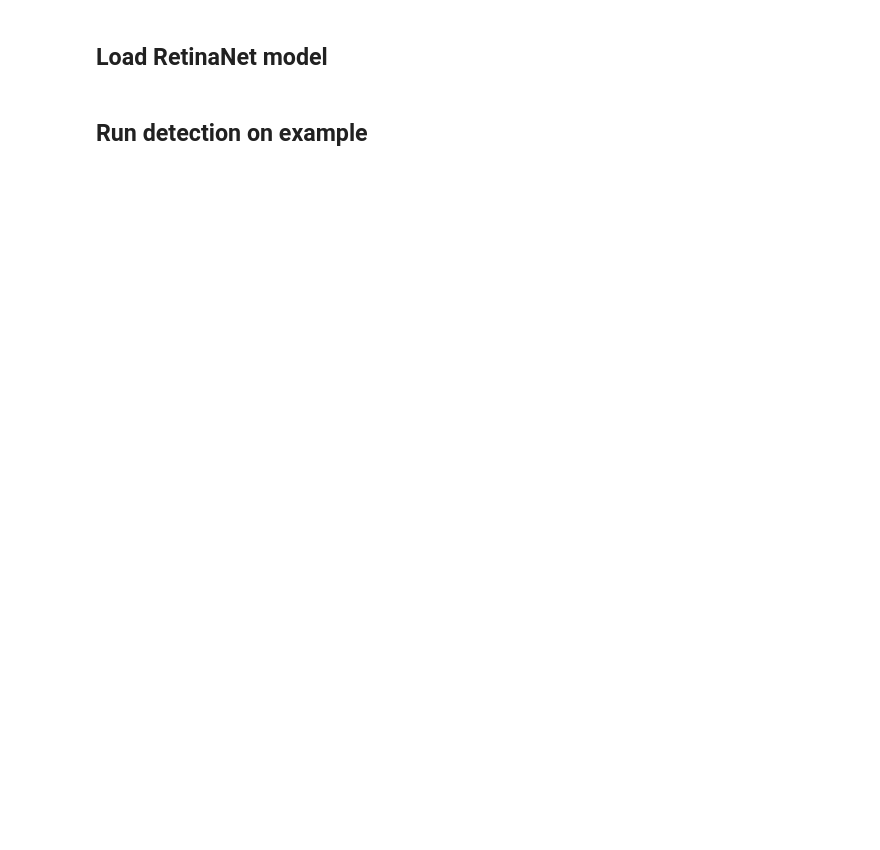
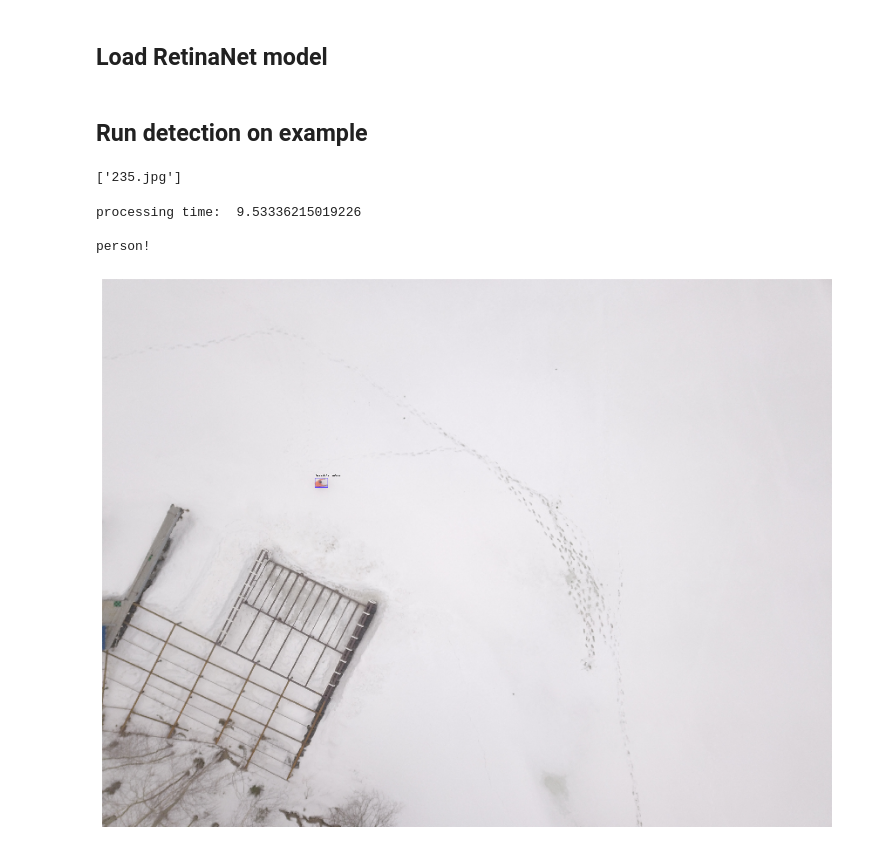
Before and after one commit to lacmus-foundation/lacmus, a Jupyter notebook: ResNet50RetinaNet-Image.ipynb, the cells around one changed output. Cells and saved outputs as stored; diff of their text form; code cells hidden in the pictures; blank space fills up the shorter version.

```diff
--- a/ResNet50RetinaNet-Image.ipynb
+++ b/ResNet50RetinaNet-Image.ipynb
@@ -42,7 +44,7 @@ keras.backend.tensorflow_backend.set_session(get_session())
 # %%
 # adjust this to point to your downloaded/trained model
 # models can be downloaded here: https://github.com/fizyr/keras-retinanet/releases
-model_path = os.path.join('snapshots', 'resnet50_liza_alert_v1_interface.h5')
+model_path = os.path.join('RetinaNet/snapshots', 'resnet50_liza_alert_v3_interface.h5')
 
 # load retinanet model
 model = models.load_model(model_path, backbone_name='resnet50')
@@ -59,8 +61,10 @@ labels_to_names = {0: 'Pedestrian'}
 # %% [markdown]
 ## Run detection on example
 # %%
-sdd_images = os.listdir('examples/')
+sdd_images = os.listdir('RetinaNet/examples/')
 print(sdd_images)
+# %% [output]
+['235.jpg']
 # %%
 def run_detection_image(filepath):
     image = read_image_bgr(filepath)
@@ -103,14 +107,19 @@ def run_detection_image(filepath):
 
     file, ext = os.path.splitext(filepath)
     image_name = file.split('/')[-1] + ext
-    output_path = os.path.join('examples/results/', image_name)
+    output_path = os.path.join('RetinaNet/examples/results/', image_name)
 
     draw_conv = cv2.cvtColor(draw, cv2.COLOR_BGR2RGB)
     cv2.imwrite(output_path, draw_conv)
 # %%
 # run_detection_image('examples/cars.jpg')
 # %%
-base_path = 'examples/'
+base_path = 'RetinaNet/examples/'
 
 for image in sdd_images:
     run_detection_image(os.path.join(base_path,image))
+# %% [output]
+processing time:  9.53336215019226
+
+person!
+[figure, added]
```
Also changed, not shown: parts of 1 cell of this notebook, 5 other files.
